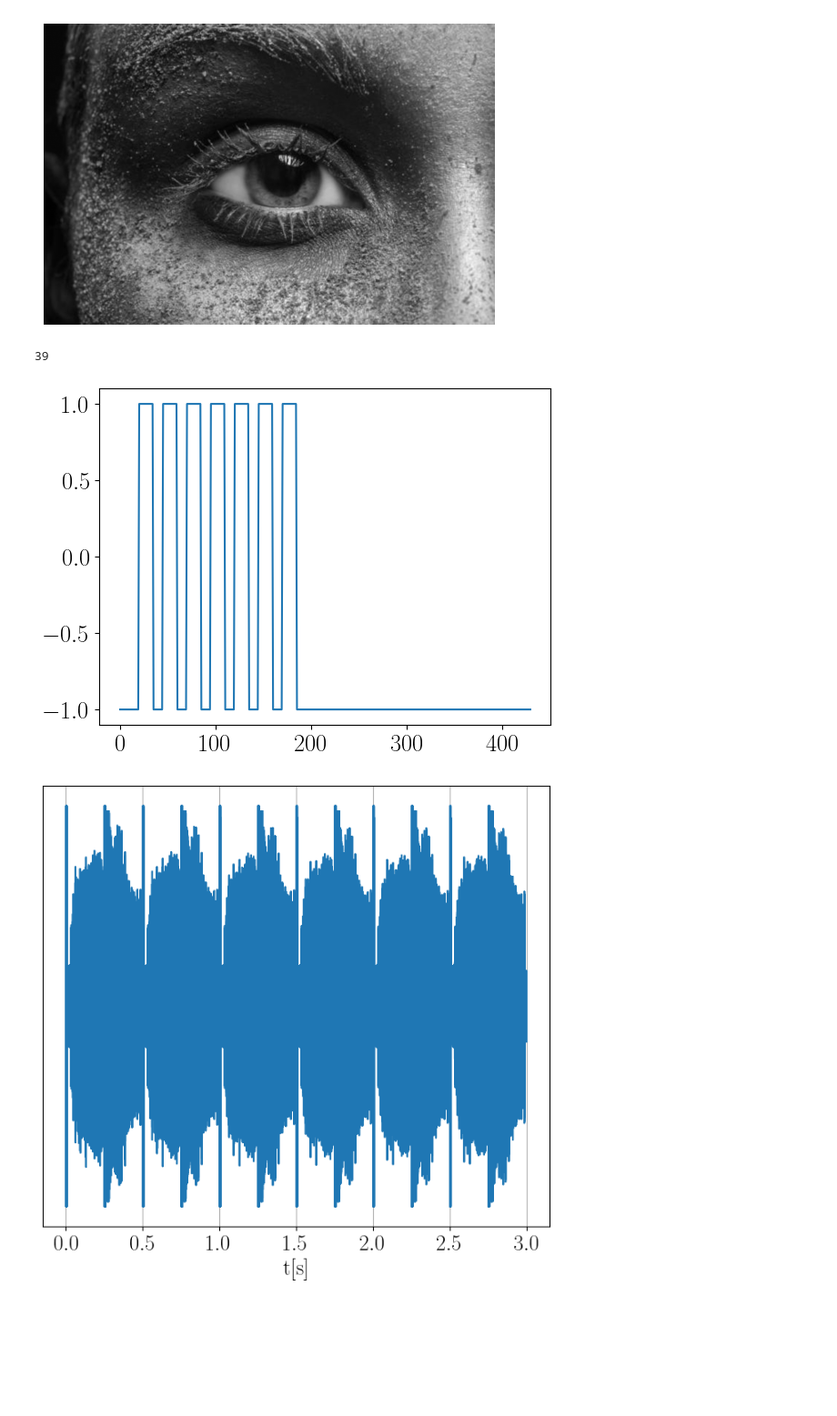
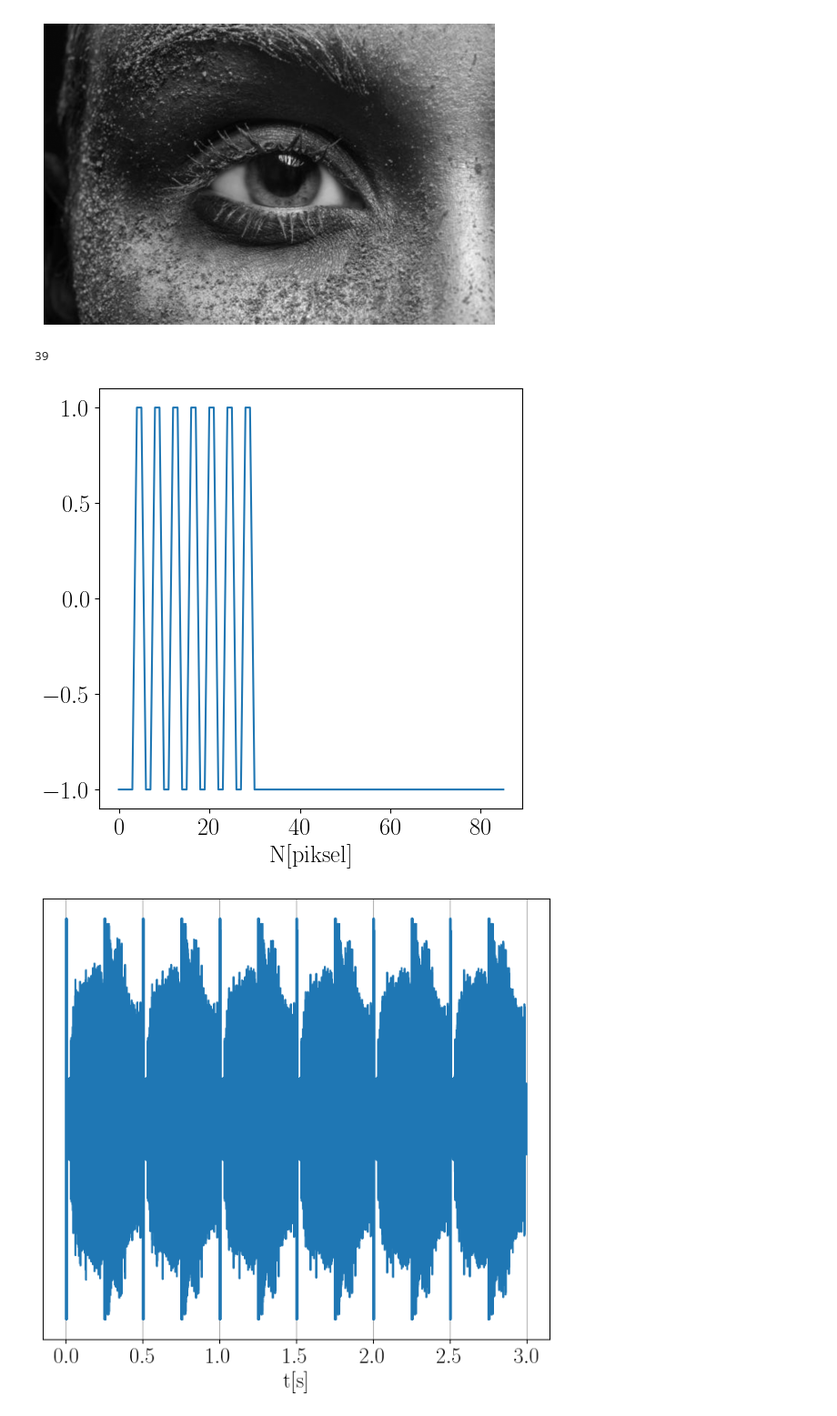
Before and after one commit to NotNotLuka/NOAA-APT, a Jupyter notebook: encoding.ipynb, the cells around one changed output. Shown at 91% size. Cells and saved outputs as stored; diff of their text form; code cells hidden in the pictures; blank space fills up the shorter version.

```diff
--- a/encoding.ipynb
+++ b/encoding.ipynb
@@ -43,22 +43,24 @@ plt.show()
 # %%
 sync_frame_str0 = "000011001100110011001100110011000000000"
 sync_frame_str1 = "000011100111001110011100111001110011100"
 sync_frame0 = [int(x) * 2 - 1 for x in sync_frame_str0] + [-1 for _ in range(47)]
 sync_frame1 = [int(x) * 2 - 1 for x in sync_frame_str1] + [-1 for _ in range(47)]
 
 telemetry = [-1 for _ in range(45)] # blank
 
-sync_frame0 = np.repeat(sync_frame0, samples_per_pixel)
-sync_frame1 = np.repeat(sync_frame1, samples_per_pixel)
+#sync_frame0 = np.repeat(sync_frame0, samples_per_pixel)
+#sync_frame1 = np.repeat(sync_frame1, samples_per_pixel)
 telemetry = np.repeat(telemetry, samples_per_pixel)
 
+plt.figure(figsize=(6, 6))
 print(len(sync_frame_str1))
 plt.rcParams.update({'font.size': 19})
-plt.plot(sync_frame1)
-plt.savefig("images/sync_frame1.pdf")
+plt.xlabel("N[piksel]")
+plt.plot(sync_frame0)
+#plt.savefig("images/sync_frame0.pdf")
 # %% [output]
 39
-[figure, old version]
+[figure, new version]
 # %%
 signal = []
 
```
Also changed, not shown: 16 other files.
